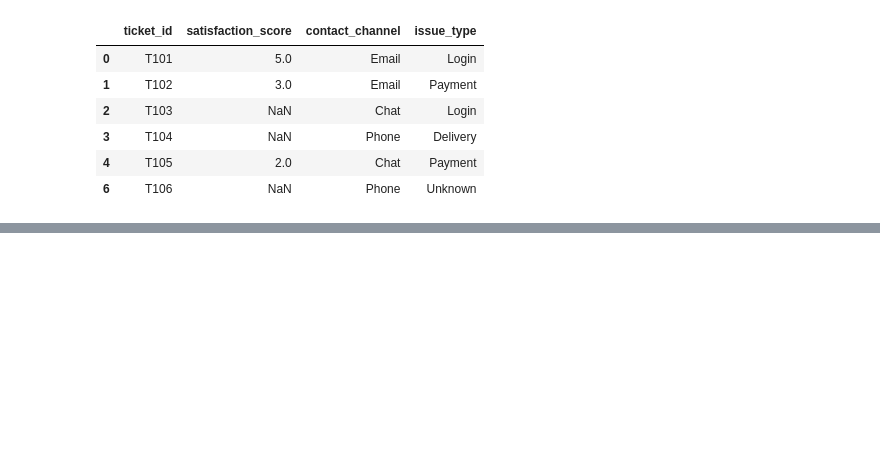
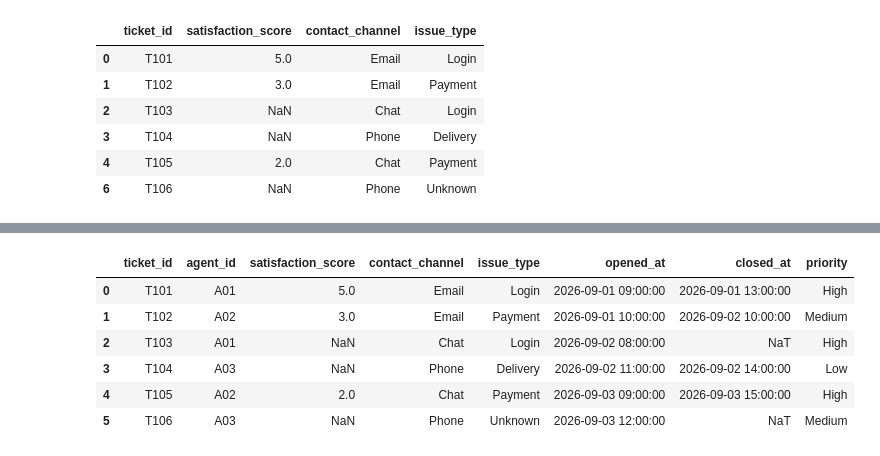
Before and after one commit to shota98501/workspace, a Jupyter notebook: Practice/Weekly/IV/cleandata.ipynb, the cells around one changed output, grey strips where cells are left out. Saved outputs shown, nothing was run; the diff lists cells and outputs as text; code cells hidden in the pictures; blank space fills up the shorter version.

```diff
--- a/Practice/Weekly/IV/cleandata.ipynb
+++ b/Practice/Weekly/IV/cleandata.ipynb
@@ -48,0 +118,11 @@ df
+# %%
+df = all_df[["ticket_id","agent_id","satisfaction_score","contact_channel","issue_type","opened_at","closed_at","priority"]]
+df
+# %% [output]
+|  | ticket_id | agent_id | satisfaction_score | contact_channel | issue_type | opened_at | closed_at | priority |
+| 0 | T101 | A01 | 5.0 | Email | Login | 2026-09-01 09:00:00 | 2026-09-01 13:00:00 | High |
+| 1 | T102 | A02 | 3.0 | Email | Payment | 2026-09-01 10:00:00 | 2026-09-02 10:00:00 | Medium |
+| 2 | T103 | A01 | NaN | Chat | Login | 2026-09-02 08:00:00 | NaT | High |
+| 3 | T104 | A03 | NaN | Phone | Delivery | 2026-09-02 11:00:00 | 2026-09-02 14:00:00 | Low |
+| 4 | T105 | A02 | 2.0 | Chat | Payment | 2026-09-03 09:00:00 | 2026-09-03 15:00:00 | High |
+| 5 | T106 | A03 | NaN | Phone | Unknown | 2026-09-03 12:00:00 | NaT | Medium |
```
Also changed, not shown: parts of 6 cells of this notebook, 2 other files.
